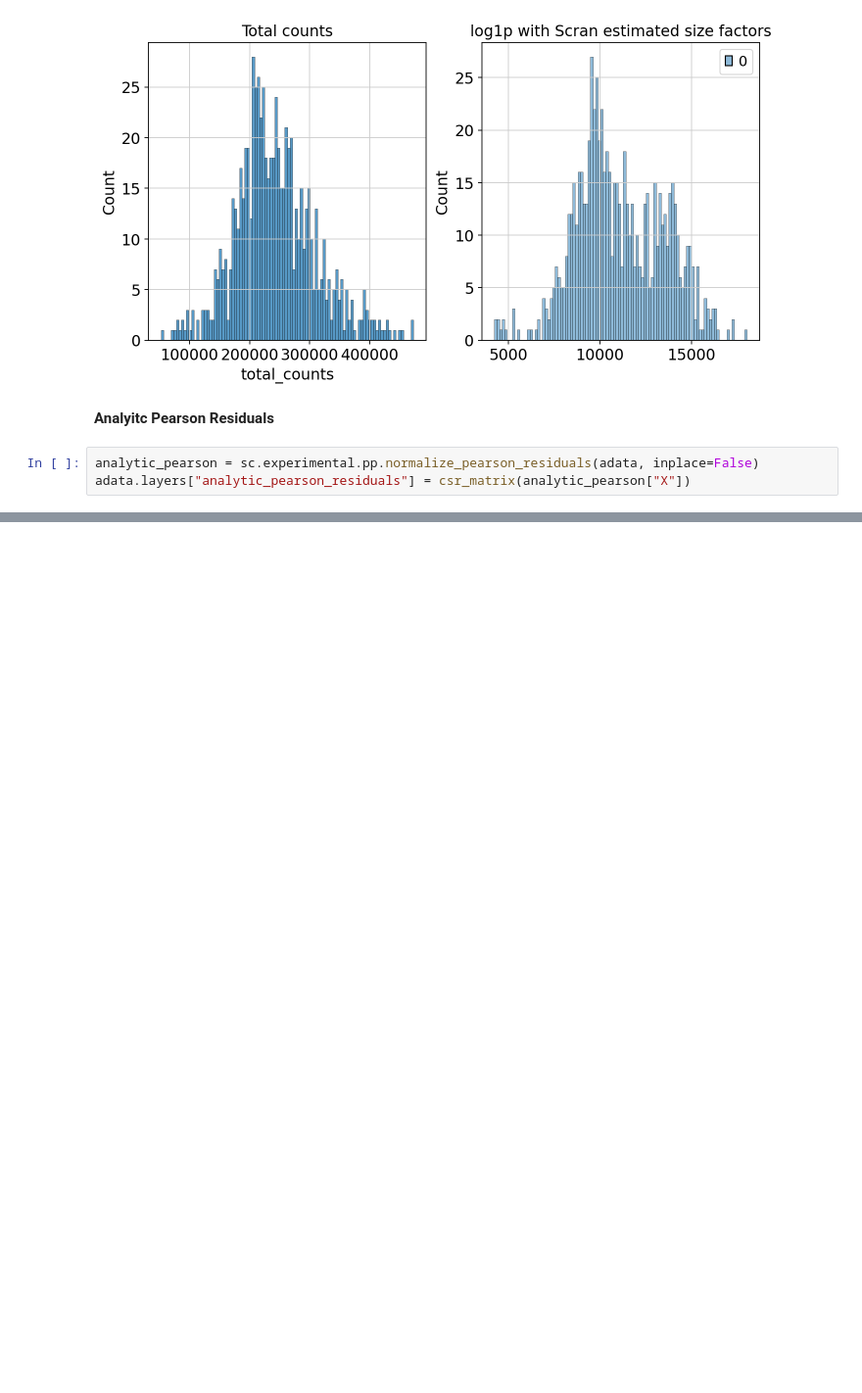
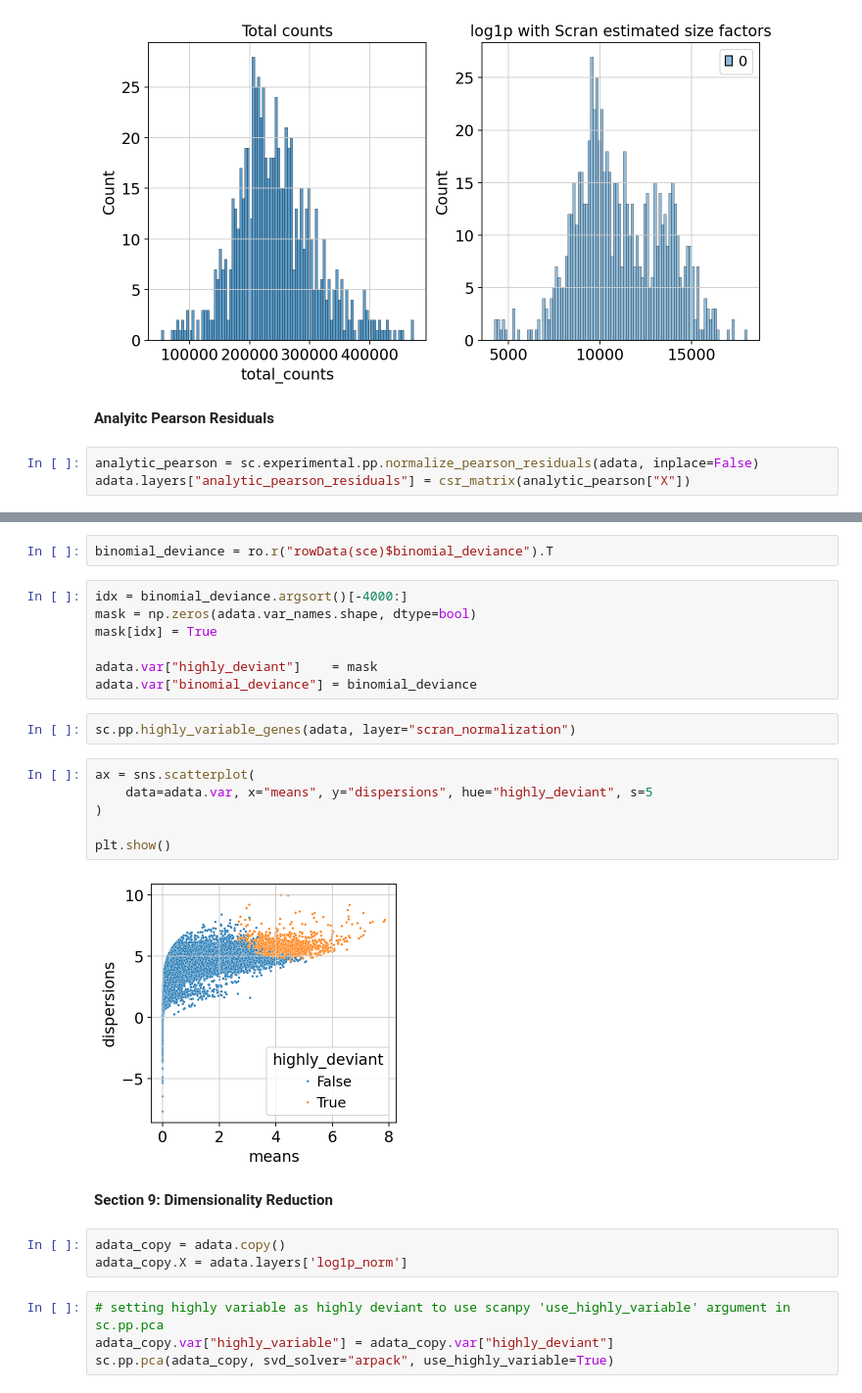
Before and after one commit to alexjimenez99/sc-RNAseq-embryos, a Jupyter notebook: scRNA_Human_Cerebral_Organoids_and_Fetal_Cortex.ipynb, the cells around one changed output, grey strips where cells are left out. Shown at 98% size. Cells and saved outputs as stored; diff of their text form; blank space fills up the shorter version.

```diff
--- a/scRNA_Human_Cerebral_Organoids_and_Fetal_Cortex.ipynb
+++ b/scRNA_Human_Cerebral_Organoids_and_Fetal_Cortex.ipynb
@@ -893,0 +1046,28 @@ ValueError: No objects to concatenate
+# %%
+binomial_deviance = ro.r("rowData(sce)$binomial_deviance").T
+# %%
+idx = binomial_deviance.argsort()[-4000:]
+mask = np.zeros(adata.var_names.shape, dtype=bool)
+mask[idx] = True
+
+adata.var["highly_deviant"]    = mask
+adata.var["binomial_deviance"] = binomial_deviance
+# %%
+sc.pp.highly_variable_genes(adata, layer="scran_normalization")
+# %%
+ax = sns.scatterplot(
+    data=adata.var, x="means", y="dispersions", hue="highly_deviant", s=5
+)
+
+plt.show()
+# %% [output]
+[figure, added]
+# %% [markdown]
+**Section 9: Dimensionality Reduction**
+# %%
+adata_copy = adata.copy()
+adata_copy.X = adata.layers['log1p_norm']
+# %%
+# setting highly variable as highly deviant to use scanpy 'use_highly_variable' argument in sc.pp.pca
+adata_copy.var["highly_variable"] = adata_copy.var["highly_deviant"]
+sc.pp.pca(adata_copy, svd_solver="arpack", use_highly_variable=True)
```
Also changed, not shown: parts of 24 cells of this notebook.
